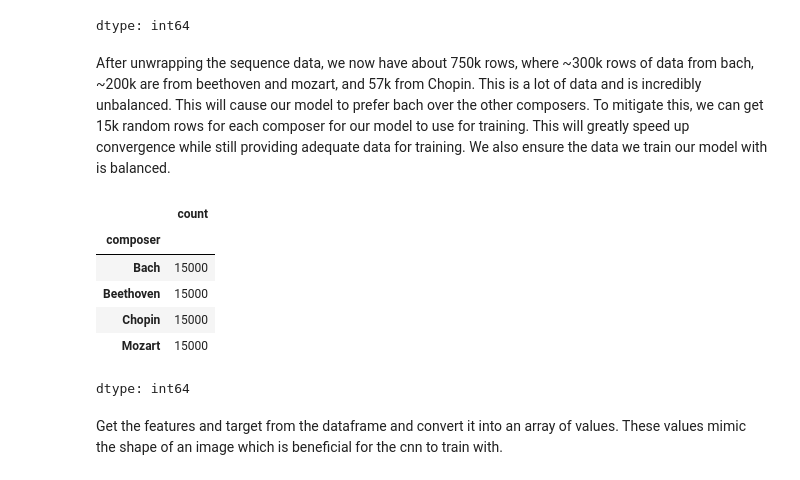
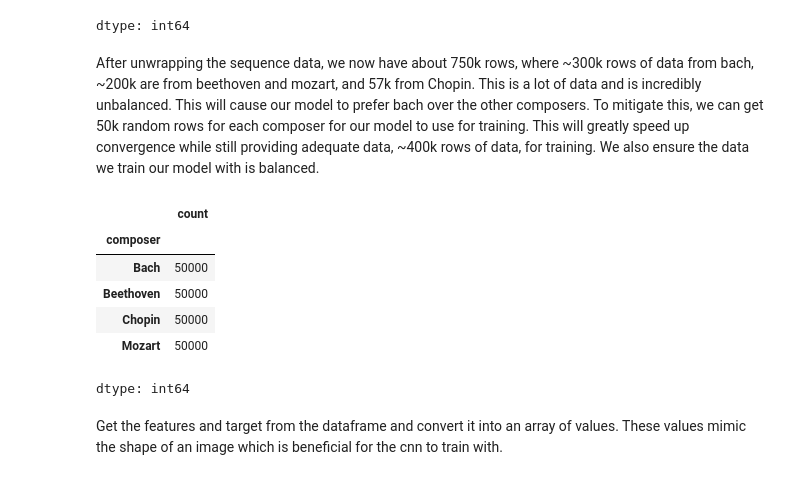
Before and after one commit to PSswathi/music-genre-and-composer-classification, a Jupyter notebook: notebooks/cnn_piano_roll.ipynb, the cells around one changed output. Drawn from its saved outputs; the diff is of its cells as text; code cells hidden in the pictures.

Commit message:
Update outputs, add classification_report, update to 50k random sample instead of 15k

```diff
--- a/notebooks/cnn_piano_roll.ipynb
+++ b/notebooks/cnn_piano_roll.ipynb
@@ -198,18 +196,18 @@ seq_df['composer'].value_counts()
 | Chopin | 57416 |
 dtype: int64
 # %% [markdown]
-After unwrapping the sequence data, we now have about 750k rows, where ~300k rows of data from bach, ~200k are from beethoven and mozart, and 57k from Chopin. This is a lot of data and is incredibly unbalanced. This will cause our model to prefer bach over the other composers. To mitigate this, we can get 15k random rows for each composer for our model to use for training. This will greatly speed up convergence while still providing adequate data for training. We also ensure the data we train our model with is balanced.
+After unwrapping the sequence data, we now have about 750k rows, where ~300k rows of data from bach, ~200k are from beethoven and mozart, and 57k from Chopin. This is a lot of data and is incredibly unbalanced. This will cause our model to prefer bach over the other composers. To mitigate this, we can get 50k random rows for each composer for our model to use for training. This will greatly speed up convergence while still providing adequate data, ~400k rows of data, for training. We also ensure the data we train our model with is balanced.
 # %%
-rand_sample = 15000
+rand_sample = 50000
 sampled_df = seq_df.groupby("composer", group_keys=False).sample(n=rand_sample, random_state=511)
 sampled_df['composer'].value_counts()
 # %% [output]
 |  | count |
 | composer |  |
-| Bach | 15000 |
-| Beethoven | 15000 |
-| Chopin | 15000 |
-| Mozart | 15000 |
+| Bach | 50000 |
+| Beethoven | 50000 |
+| Chopin | 50000 |
+| Mozart | 50000 |
 dtype: int64
 # %% [markdown]
 Get the features and target from the dataframe and convert it into an array of values. These values mimic the shape of an image which is beneficial for the cnn to train with.
```
Also changed, not shown: parts of 17 cells of this notebook.
